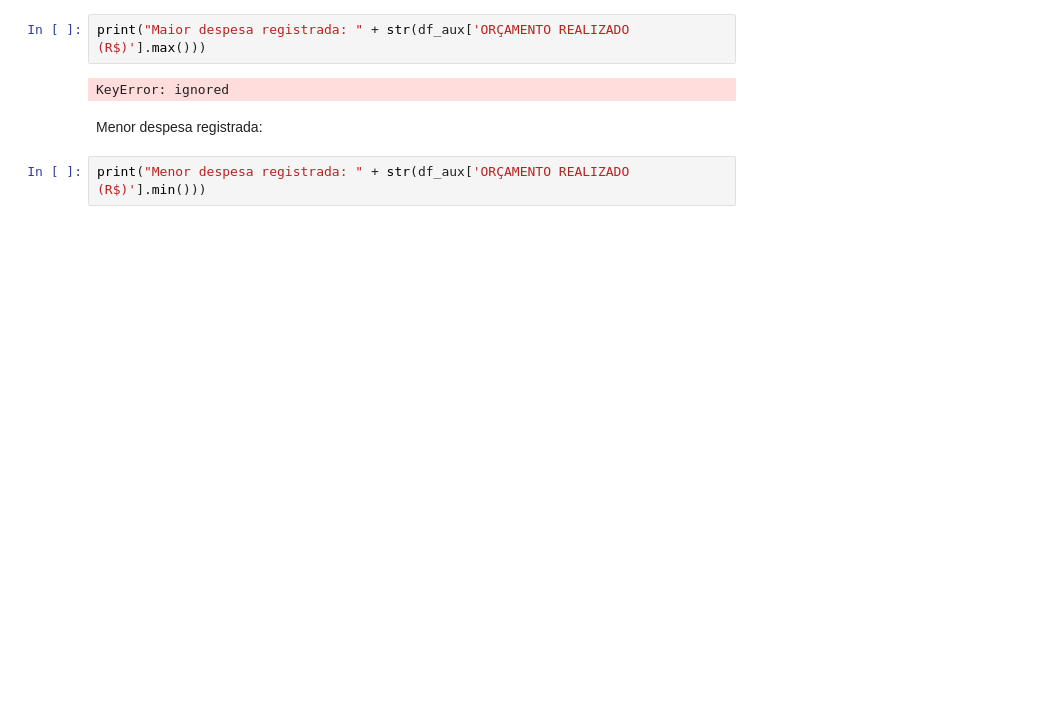
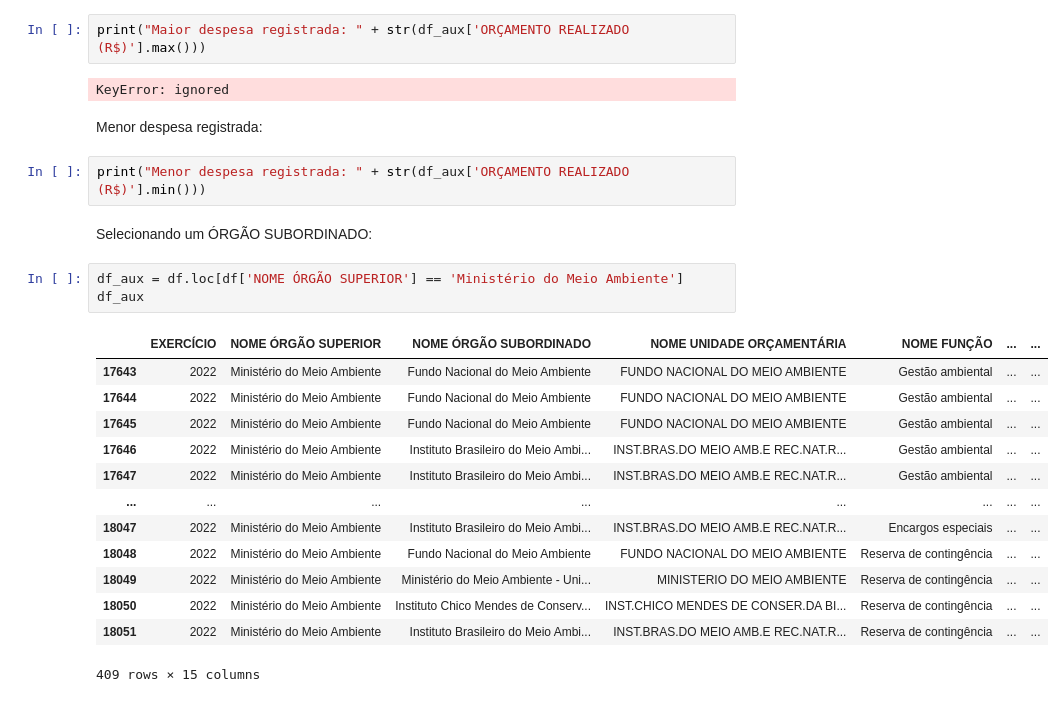
Before and after one commit to danlamberg/Atividade-Data-Science, a Jupyter notebook: Trabalho_Bimestral.ipynb, the cells around one changed output. Drawn from its saved outputs; the diff is of its cells as text; blank space fills up the shorter version.

```diff
--- a/Trabalho_Bimestral.ipynb
+++ b/Trabalho_Bimestral.ipynb
@@ -284,3 +284,22 @@ KeyError: ignored
 Menor despesa registrada:
 # %%
 print("Menor despesa registrada: " + str(df_aux['ORÇAMENTO REALIZADO (R$)'].min()))
+# %% [markdown]
+Selecionando um ÓRGÃO SUBORDINADO:
+# %%
+df_aux = df.loc[df['NOME ÓRGÃO SUPERIOR'] == 'Ministério do Meio Ambiente']
+df_aux
+# %% [output]
+|  | EXERCÍCIO | NOME ÓRGÃO SUPERIOR | NOME ÓRGÃO SUBORDINADO | NOME UNIDADE ORÇAMENTÁRIA | NOME FUNÇÃO | ... | ... |
+| 17643 | 2022 | Ministério do Meio Ambiente | Fundo Nacional do Meio Ambiente | FUNDO NACIONAL DO MEIO AMBIENTE | Gestão ambiental | ... | ... |
+| 17644 | 2022 | Ministério do Meio Ambiente | Fundo Nacional do Meio Ambiente | FUNDO NACIONAL DO MEIO AMBIENTE | Gestão ambiental | ... | ... |
+| 17645 | 2022 | Ministério do Meio Ambiente | Fundo Nacional do Meio Ambiente | FUNDO NACIONAL DO MEIO AMBIENTE | Gestão ambiental | ... | ... |
+| 17646 | 2022 | Ministério do Meio Ambiente | Instituto Brasileiro do Meio Ambi... | INST.BRAS.DO MEIO AMB.E REC.NAT.R... | Gestão ambiental | ... | ... |
+| 17647 | 2022 | Ministério do Meio Ambiente | Instituto Brasileiro do Meio Ambi... | INST.BRAS.DO MEIO AMB.E REC.NAT.R... | Gestão ambiental | ... | ... |
+| ... | ... | ... | ... | ... | ... | ... | ... |
+| 18047 | 2022 | Ministério do Meio Ambiente | Instituto Brasileiro do Meio Ambi... | INST.BRAS.DO MEIO AMB.E REC.NAT.R... | Encargos especiais | ... | ... |
+| 18048 | 2022 | Ministério do Meio Ambiente | Fundo Nacional do Meio Ambiente | FUNDO NACIONAL DO MEIO AMBIENTE | Reserva de contingência | ... | ... |
+| 18049 | 2022 | Ministério do Meio Ambiente | Ministério do Meio Ambiente - Uni... | MINISTERIO DO MEIO AMBIENTE | Reserva de contingência | ... | ... |
+| 18050 | 2022 | Ministério do Meio Ambiente | Instituto Chico Mendes de Conserv... | INST.CHICO MENDES DE CONSER.DA BI... | Reserva de contingência | ... | ... |
+| 18051 | 2022 | Ministério do Meio Ambiente | Instituto Brasileiro do Meio Ambi... | INST.BRAS.DO MEIO AMB.E REC.NAT.R... | Reserva de contingência | ... | ... |
+409 rows × 15 columns
```
Also changed, not shown: parts of 2 cells of this notebook.
